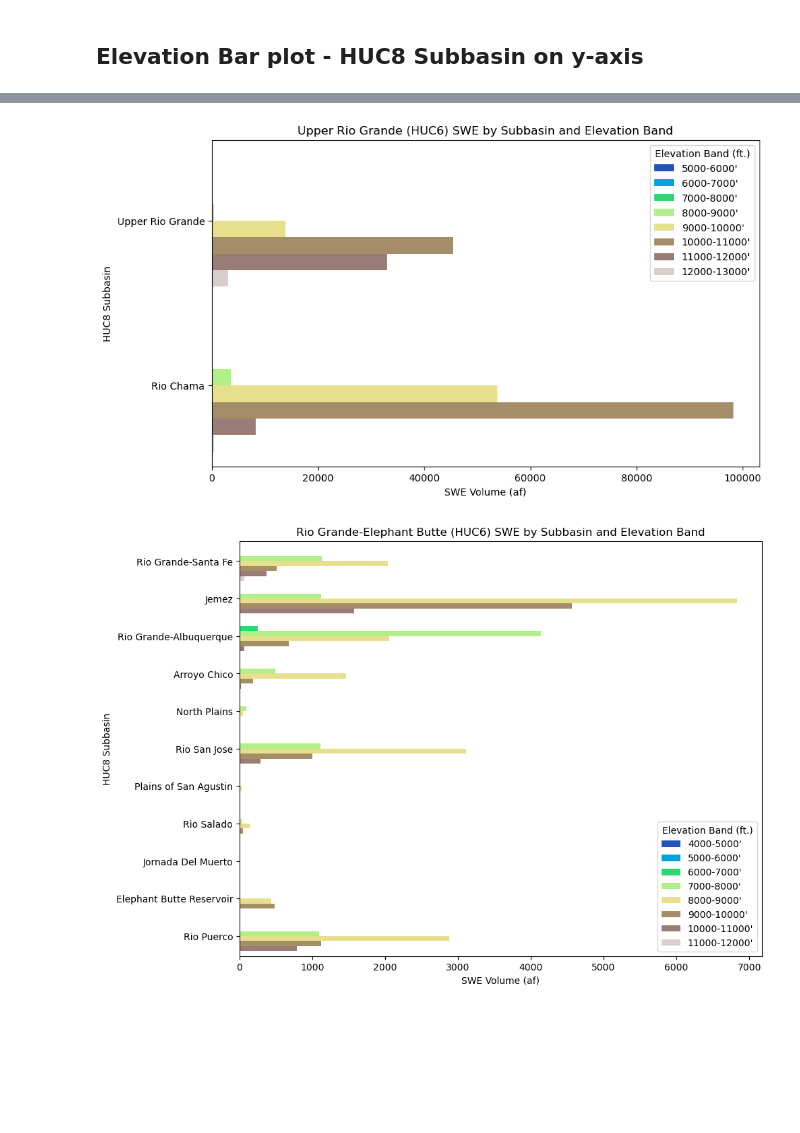
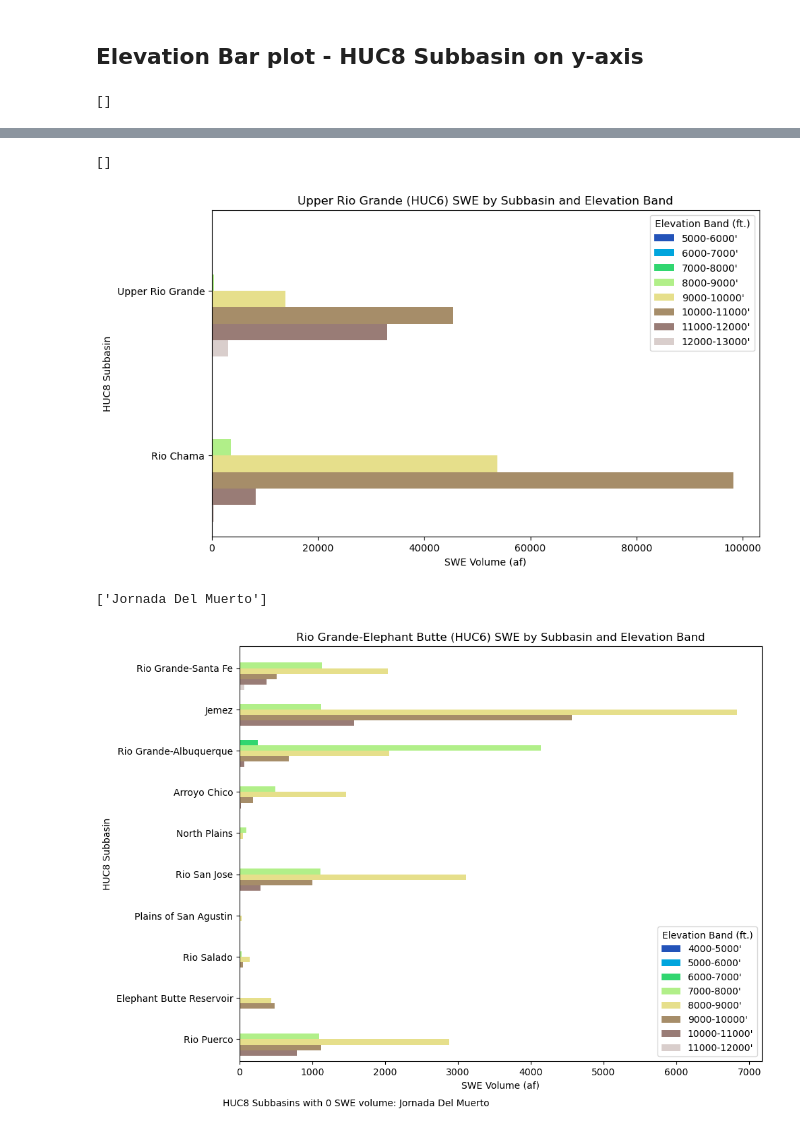
Before and after one commit to max-gersh/SWE-Evaluation-Tool, a Jupyter notebook: logan/swe_tables_snodas.ipynb, the cells around one changed output, grey strips where cells are left out. Drawn from its saved outputs; the diff is of its cells as text; code cells hidden in the pictures; blank space fills up the shorter version.

Commit message:
Removed basins with 0 SWE from barplot, added text label

```diff
--- a/logan/swe_tables_snodas.ipynb
+++ b/logan/swe_tables_snodas.ipynb
@@ -676,6 +676,7 @@ for i in range(len(huc6_unique)):
 ## Elevation Bar plot - HUC8 Subbasin on y-axis
 # %%
 table3 = pd.read_csv(f'../reports/csvs/table3_{date}.csv')
+#table3 = pd.read_csv(f'../reports/csvs/table3_{20250401}.csv') # testing day with low SWE
 huc6_unique = table3['HUC6 Basin'].unique()
 
 for i in range(len(huc6_unique)):
@@ -684,6 +685,14 @@ for i in range(len(huc6_unique)):
     elevation_bands = table3_huc6['Elevation Band (ft.)'].unique()
     elevation_bands = sorted(elevation_bands, key=lambda x: int(x.split('-')[0]))
     basins = table3_huc6['HUC8 Subbasin'].unique()
+
+    ## get list of huc8 subbasins with 0 swe volume
+    huc8_totals = table3_huc6.groupby(['HUC8 Subbasin'], sort = False)['Estimated Volume (af)'].sum()
+    huc8_zero_volume = huc8_totals.loc[huc8_totals == 0].index.tolist()
+    print(huc8_zero_volume)
+
+    ## remove basins with zero volume from plots
+    basins = [i for i in basins if i not in huc8_zero_volume]
 
     ## add empty elevation bands for each polygon using multiindex
     all_combinations = pd.MultiIndex.from_product([basins, elevation_bands],
@@ -718,33 +727,39 @@ for i in range(len(huc6_unique)):
         if huc6_id == "Rio Grande-Elephant Butte":
             ax.barh((y - 2*height) + height * i, values, height=height, label=band, color = colors[i])
         else:
         '''
         ax.barh(y + height * i, values, height=height, label=band, color = colors[i])
 
     ## center group labels
     group_offset = height * (len(elevation_bands) / 2 - 0.5)
     ax.set_yticks(y + group_offset)
     ax.set_yticklabels(basins)
 
 
     ## flip y-axis
     ax.invert_yaxis()
 
     ## axis labels and title
     ax.set_ylabel('HUC8 Subbasin')
     ax.set_xlabel('SWE Volume (af)')
     ax.set_title(f'{huc6_id} (HUC6) SWE by Subbasin and Elevation Band')
     ax.legend(title='Elevation Band (ft.)')
 
     if huc6_id == "Rio Grande-Elephant Butte":
         ax.margins(y=0)
 
+    if len(huc8_zero_volume) > 0:
+        fig.text(0.1, 0.04, f'HUC8 Subbasins with 0 SWE volume: {", ".join(huc8_zero_volume)}',
+                 va='top', wrap = True)
 
 
     #plt.tight_layout()
-    #plt.show()
-    plt.savefig(f'../reports/figures/SWE_elev_{huc6_id}_{date}.png', dpi=300, bbox_inches='tight')
+    plt.show()
+    #plt.savefig(f'../reports/figures/SWE_elev_{huc6_id}_{date}.png', dpi=300, bbox_inches='tight')
 # %% [output]
+[]
 [figure]
+[]
 [figure]
+['Jornada Del Muerto']
-[figure, old version]
+[figure, new version]
```
Also changed, not shown: parts of 1 cell of this notebook, 1 other file.
